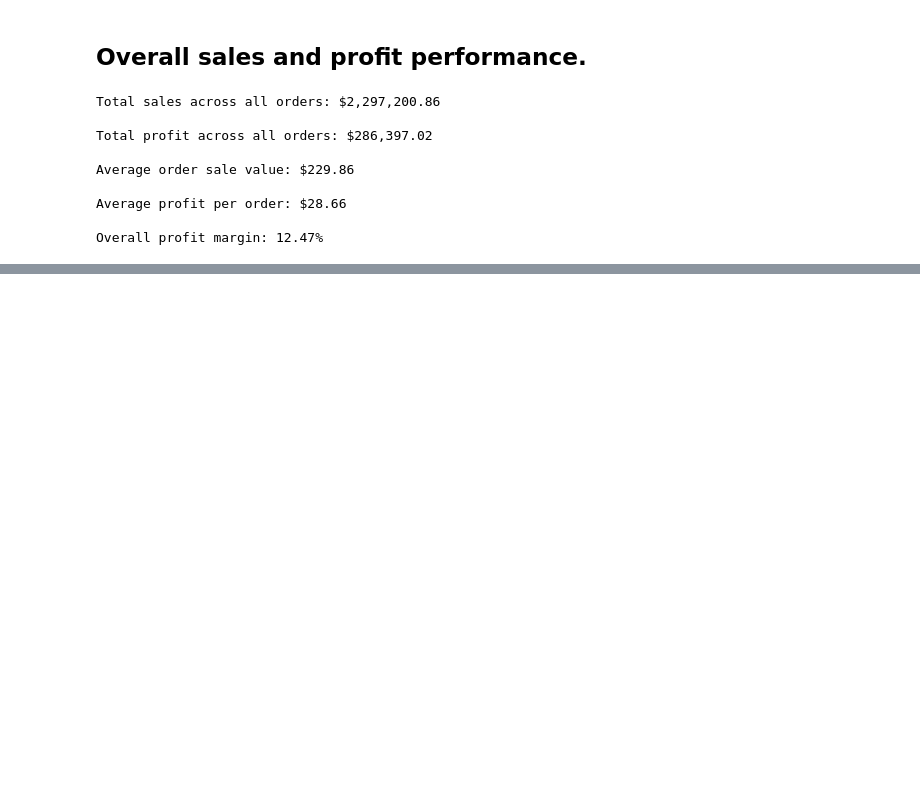
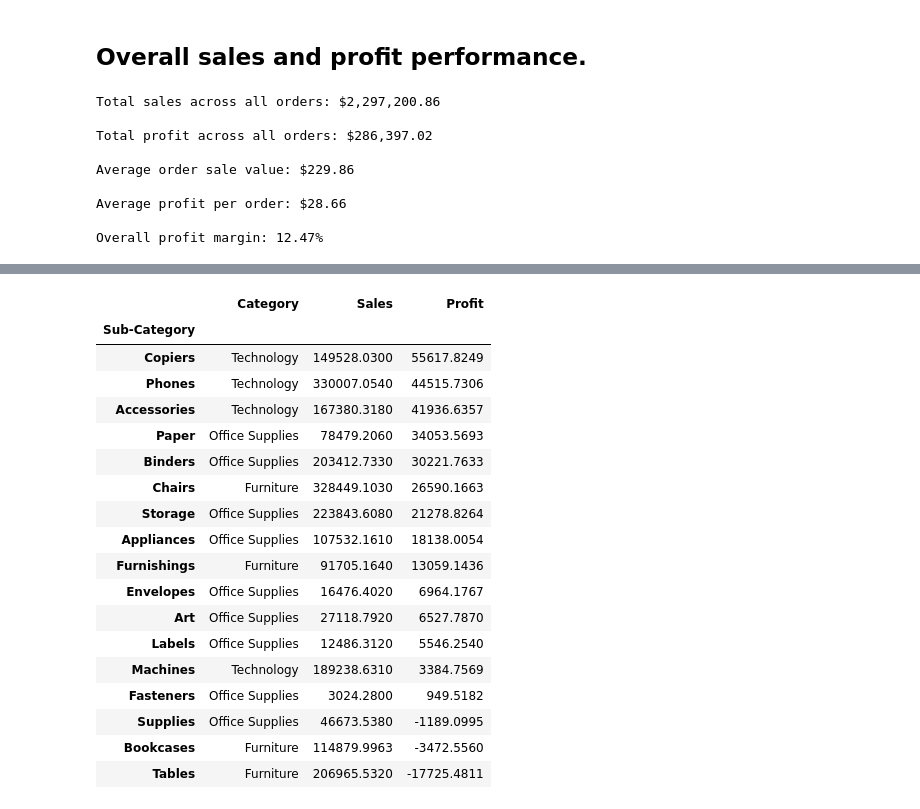
Before and after one commit to tracyruth777/eda-retail-sales, a Jupyter notebook: notebooks/01_data_exploration.ipynb, the cells around one changed output, grey strips where cells are left out. Drawn from its saved outputs; the diff is of its cells as text; code cells hidden in the pictures; blank space fills up the shorter version.

```diff
--- a/notebooks/01_data_exploration.ipynb
+++ b/notebooks/01_data_exploration.ipynb
@@ -125,0 +153,23 @@ The superstore recorded a total sale amount of \$2,297,200.86 across all orders.
+# %%
+sorted_revenue_by_category_reset = sorted_revenue_by_category.reset_index().set_index('Sub-Category')
+sorted_revenue_by_category_reset
+# %% [output]
+|  | Category | Sales | Profit |
+| Sub-Category |  |  |  |
+| Copiers | Technology | 149528.0300 | 55617.8249 |
+| Phones | Technology | 330007.0540 | 44515.7306 |
+| Accessories | Technology | 167380.3180 | 41936.6357 |
+| Paper | Office Supplies | 78479.2060 | 34053.5693 |
+| Binders | Office Supplies | 203412.7330 | 30221.7633 |
+| Chairs | Furniture | 328449.1030 | 26590.1663 |
+| Storage | Office Supplies | 223843.6080 | 21278.8264 |
+| Appliances | Office Supplies | 107532.1610 | 18138.0054 |
+| Furnishings | Furniture | 91705.1640 | 13059.1436 |
+| Envelopes | Office Supplies | 16476.4020 | 6964.1767 |
+| Art | Office Supplies | 27118.7920 | 6527.7870 |
+| Labels | Office Supplies | 12486.3120 | 5546.2540 |
+| Machines | Technology | 189238.6310 | 3384.7569 |
+| Fasteners | Office Supplies | 3024.2800 | 949.5182 |
+| Supplies | Office Supplies | 46673.5380 | -1189.0995 |
+| Bookcases | Furniture | 114879.9963 | -3472.5560 |
+| Tables | Furniture | 206965.5320 | -17725.4811 |
```
Also changed, not shown: parts of 8 cells of this notebook, 1 other file.
